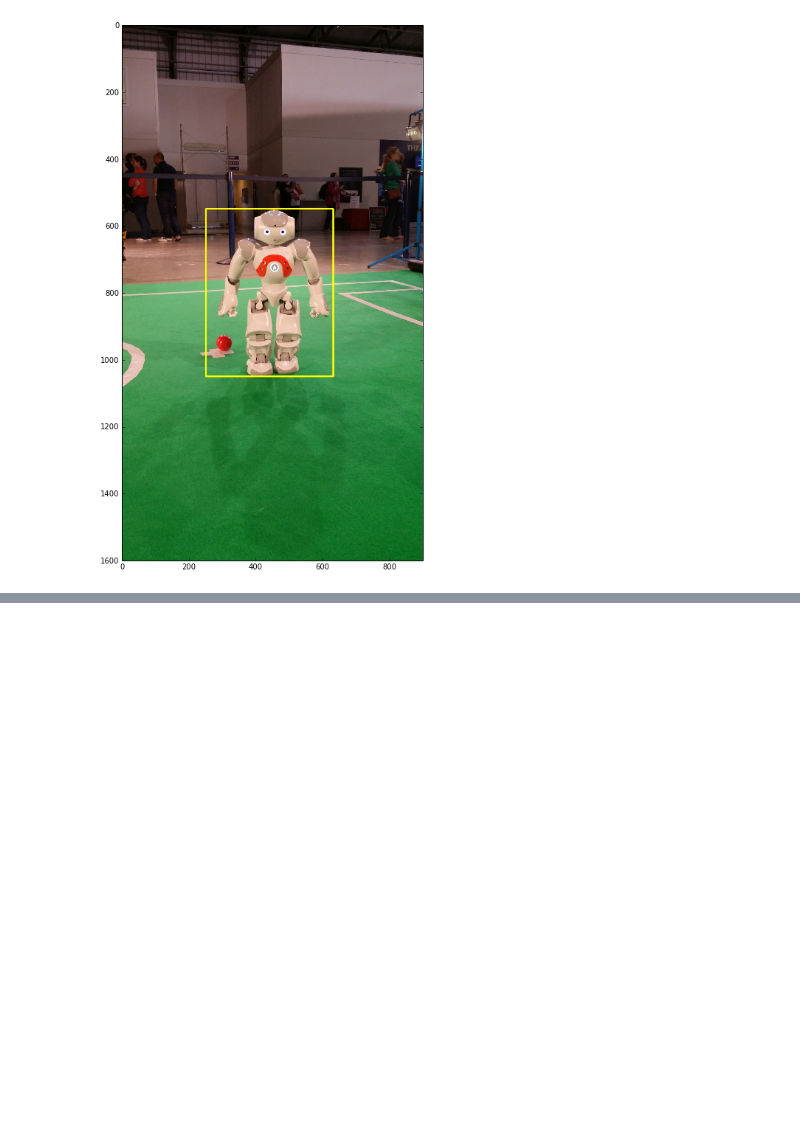
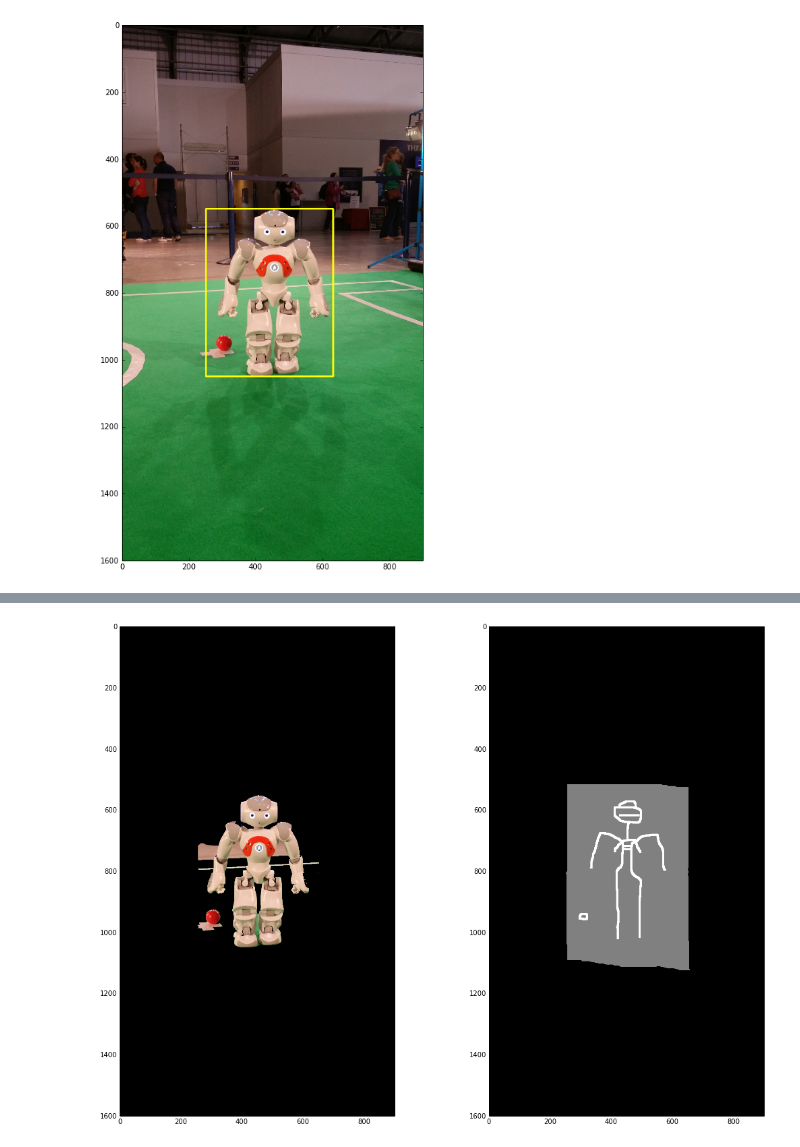
Before and after one commit to svepe/rss-demos, a Jupyter notebook: Image Segmentation.ipynb, the cells around one changed output, grey strips where cells are left out. Saved outputs shown, nothing was run; the diff lists cells and outputs as text; code cells hidden in the pictures; blank space fills up the shorter version.

```diff
--- a/Image Segmentation.ipynb
+++ b/Image Segmentation.ipynb
@@ -100,0 +106,21 @@ display(img2)
+# %%
+mask_img = cv2.imread("./imgs/segmentation/mask.png")
+
+mask = cv2.cvtColor(mask_img, cv2.COLOR_BGR2GRAY)
+mask[mask == 0] = cv2.GC_BGD
+mask[mask == 128] = cv2.GC_PR_BGD
+mask[mask == 255] = cv2.GC_FGD
+
+bg_model = np.zeros((1, 65), np.float64)
+fg_model = np.zeros((1, 65), np.float64)
+cv2.grabCut(img, mask, None, bg_model, fg_model, 5, cv2.GC_INIT_WITH_MASK)
+
+mask = np.where((mask == cv2.GC_FGD) | (mask == cv2.GC_PR_FGD), 1, 0).astype('uint8')
+grab_cut_img = img * mask[:, :, np.newaxis]
+
+plt.subplot(1, 2, 1)
+display(grab_cut_img)
+plt.subplot(1, 2, 2)
+display(mask_img)
+# %% [output]
+[figure, added]
```
Also changed, not shown: parts of 4 cells of this notebook, 1 other file.
